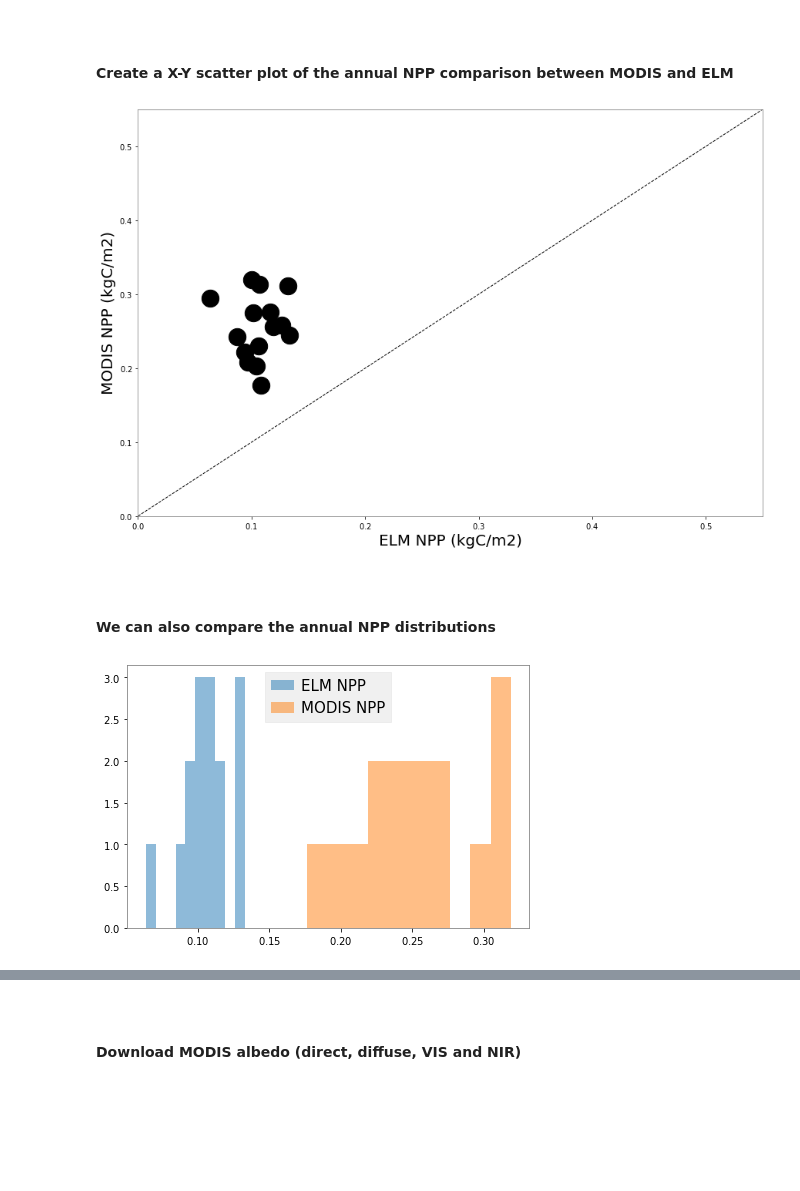
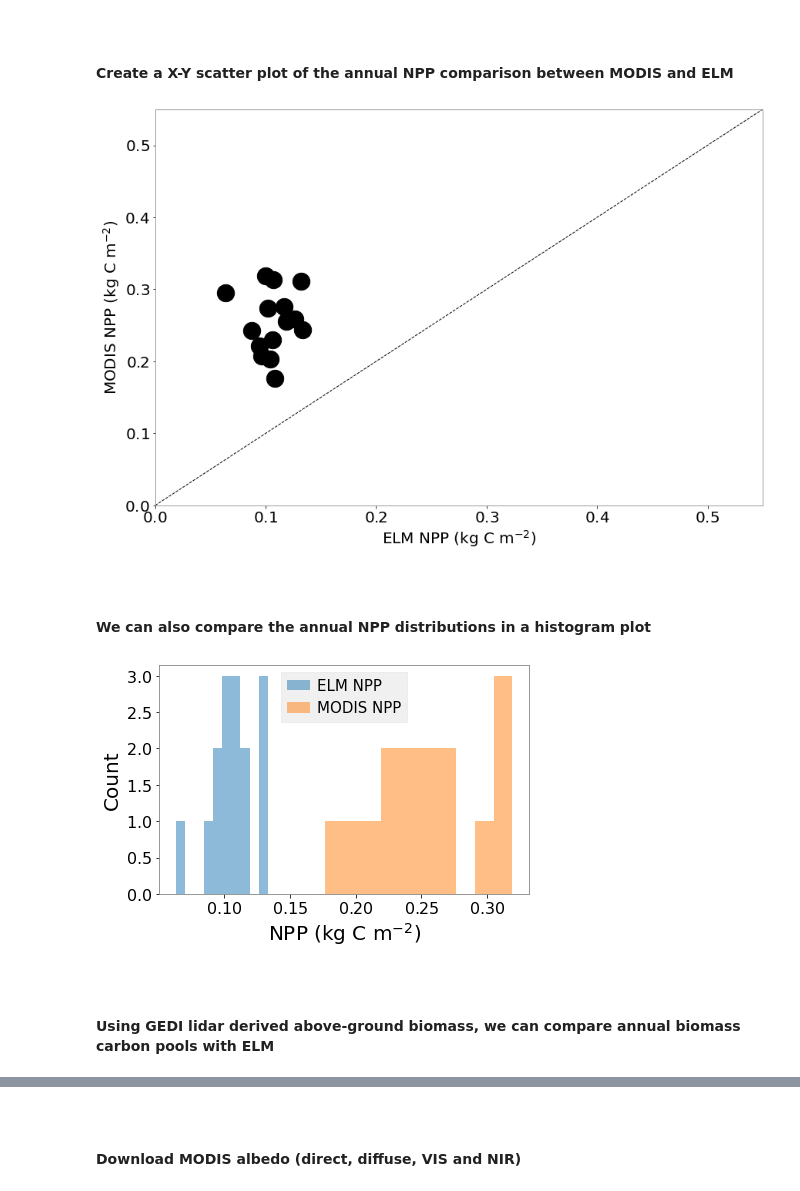
Before and after one commit to FASSt-simulation/fasst_simulation_tools, a Jupyter notebook: notebooks/ngeearctic/plot_ELM_vs_GEE_data.ipynb, the cells around one changed output, grey strips where cells are left out. Drawn from its saved outputs; the diff is of its cells as text; code cells hidden in the pictures; blank space fills up the shorter version.

```diff
--- a/notebooks/ngeearctic/plot_ELM_vs_GEE_data.ipynb
+++ b/notebooks/ngeearctic/plot_ELM_vs_GEE_data.ipynb
@@ -482,23 +507,36 @@ ax = fig.add_subplot(1, 1, 1)
 plt.scatter(elm_annual_npp, modis_npp['Npp'], c="black", s=500)
 ax.set_ylim([0.0, 0.55])
 ax.set_xlim([0.0, 0.55])
+plt.xticks(fontsize=20, rotation=0, horizontalalignment='center')
+plt.yticks(fontsize=20, rotation=0)
 ax.plot([0,1],[0,1], transform=ax.transAxes, linestyle='--', color='black')
 ax.set_xlabel('ELM NPP (kg C m$^{-2}$)', size=20)
 ax.set_ylabel('MODIS NPP (kg C m$^{-2}$)', size=20)
-
+if savefigs:
+    plt.savefig(os.path.join(figdir,'ELM_vs_MODIS_Annual_NPP_scatter.pdf'))
+    plt.savefig(os.path.join(figdir,'ELM_vs_MODIS_Annual_NPP_scatter.png'))
 plt.show()
 # %% [output]
-[figure, old version]
+[figure, new version]
 # %% [markdown]
 <br>
 
-#### We can also compare the annual NPP distributions
+#### We can also compare the annual NPP distributions in a histogram plot
 # %%
-plt.hist(elm_annual_npp, alpha=0.5, label='ELM NPP')
-plt.hist(modis_npp['Npp'], alpha=0.5, label='MODIS NPP')
+plt.hist(elm_annual_npp, alpha=0.5, label='ELM NPP', histtype='bar')
+n, bins, patches = plt.hist(modis_npp['Npp'], alpha=0.5, label='MODIS NPP', histtype='bar')
 plt.legend(fontsize=15)
-#ax.set_ylabel('NPP (kg C m$^{-2}$)', size=20)
-ax.set_xlabel('NPP (kg C m$^{-2}$)', size=20)
+plt.xlabel('NPP (kg C m$^{-2}$)', size=20)
+plt.ylabel('Count', size=20)
+plt.xticks(fontsize=16, rotation=0, horizontalalignment='center')
+plt.yticks(fontsize=16, rotation=0)
+if savefigs:
+    plt.savefig(os.path.join(figdir,'ELM_vs_MODIS_Annual_NPP_histogram.pdf'))
+    plt.savefig(os.path.join(figdir,'ELM_vs_MODIS_Annual_NPP_histogram.png'))
 plt.show()
 # %% [output]
-[figure, old version]
+[figure, new version]
+# %% [markdown]
+<br>
+
+#### Using GEDI lidar derived above-ground biomass, we can compare annual biomass carbon pools with ELM
```
Also changed, not shown: parts of 18 cells of this notebook.
